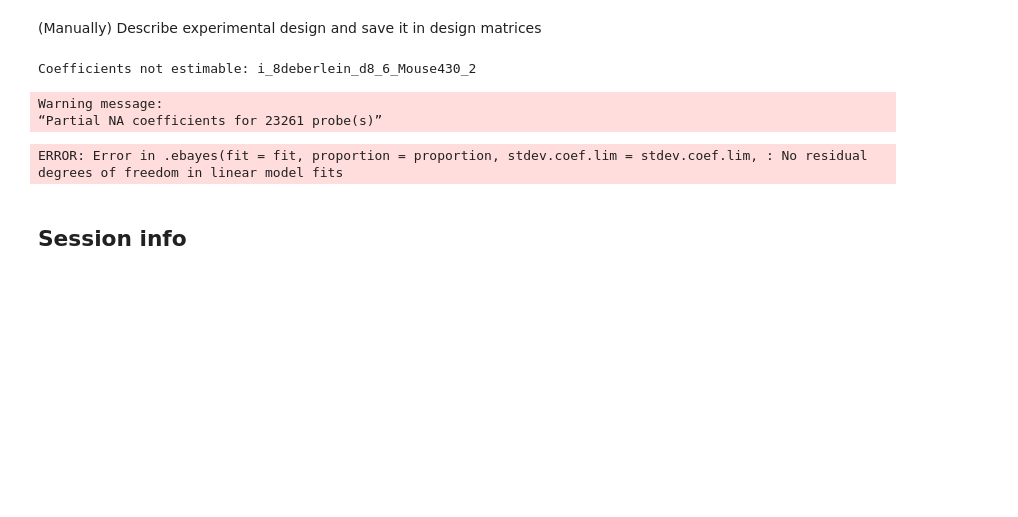
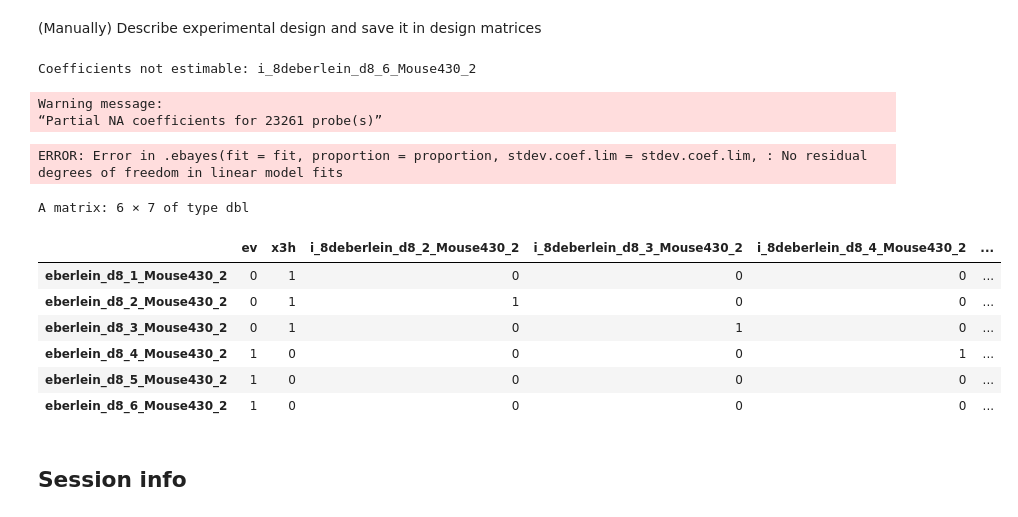
Before and after one commit to MaayanLab/dirk_homann, a Jupyter notebook: T-Cell_chemokine_DE.ipynb, the cells around one changed output. Saved outputs shown, nothing was run; the diff lists cells and outputs as text; code cells hidden in the pictures; blank space fills up the shorter version.

```diff
--- a/T-Cell_chemokine_DE.ipynb
+++ b/T-Cell_chemokine_DE.ipynb
@@ -324,6 +324,17 @@ Coefficients not estimable: i_8deberlein_d8_6_Mouse430_2
 Warning message:
 “Partial NA coefficients for 23261 probe(s)”
 ERROR: Error in .ebayes(fit = fit, proportion = proportion, stdev.coef.lim = stdev.coef.lim, : No residual degrees of freedom in linear model fits
+# %%
+design_cel_8d
+# %% [output]
+A matrix: 6 × 7 of type dbl
+|  | ev | x3h | i_8deberlein_d8_2_Mouse430_2 | i_8deberlein_d8_3_Mouse430_2 | i_8deberlein_d8_4_Mouse430_2 | ... |
+| eberlein_d8_1_Mouse430_2 | 0 | 1 | 0 | 0 | 0 | ... |
+| eberlein_d8_2_Mouse430_2 | 0 | 1 | 1 | 0 | 0 | ... |
+| eberlein_d8_3_Mouse430_2 | 0 | 1 | 0 | 1 | 0 | ... |
+| eberlein_d8_4_Mouse430_2 | 1 | 0 | 0 | 0 | 1 | ... |
+| eberlein_d8_5_Mouse430_2 | 1 | 0 | 0 | 0 | 0 | ... |
+| eberlein_d8_6_Mouse430_2 | 1 | 0 | 0 | 0 | 0 | ... |
 # %% [markdown]
 ## Session info
 # %%
```
